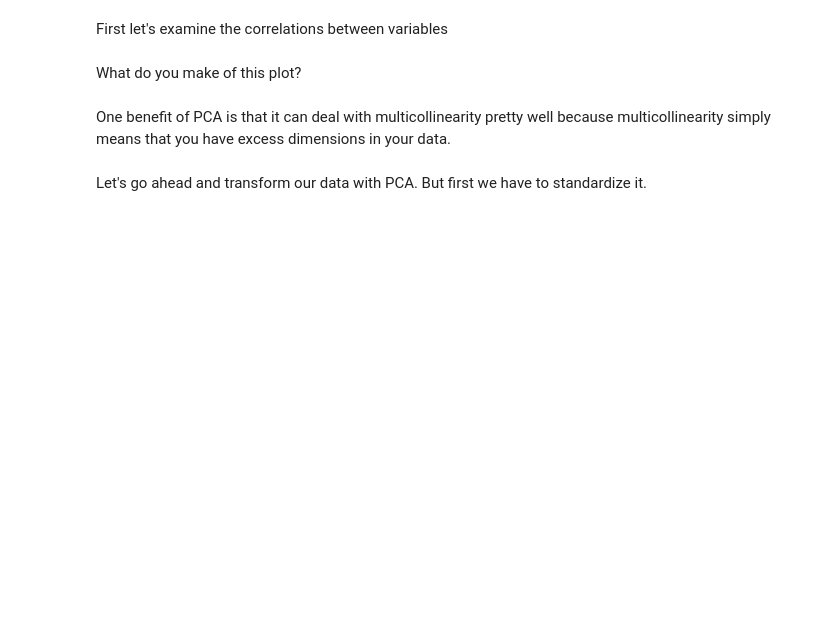
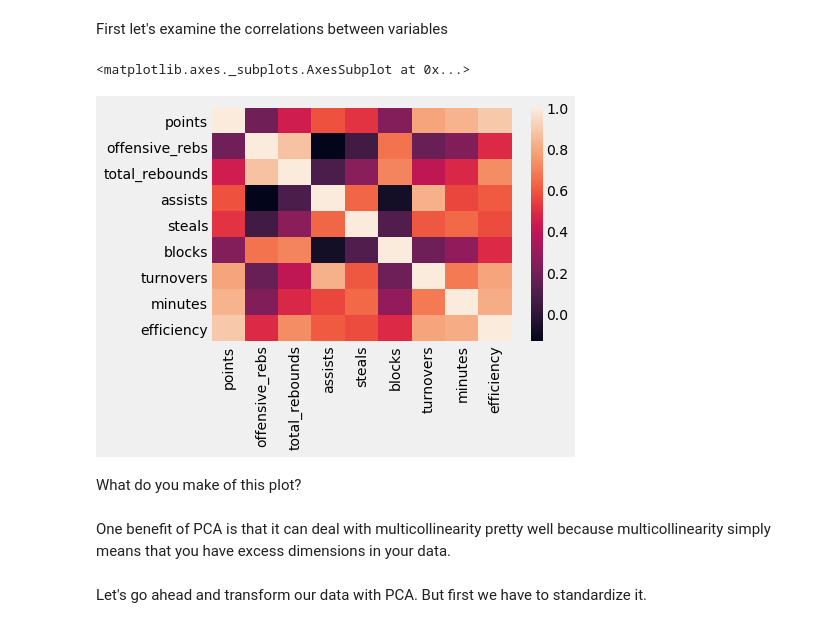
Before and after one commit to lingchiao/DS-SF-42, a Jupyter notebook: george_section/notebooks/In_class/Principal Component Analysis (In Class).ipynb, the cells around one changed output. Cells and saved outputs as stored; diff of their text form; code cells hidden in the pictures; blank space fills up the shorter version.

```diff
--- a/george_section/notebooks/In_class/Principal Component Analysis (In Class).ipynb
+++ b/george_section/notebooks/In_class/Principal Component Analysis (In Class).ipynb
@@ -460,4 +465,6 @@ IOError: File ../../data/nba_player_data_1617.csv does not exist
 
 cols = ["PTS", "OREB", "REB", "AST", "STL", "BLK", "TOV", "MIN", "EFF"]
 
-nba =
+nba = nba[cols]
+
+nba.head()
@@ -467,11 +481,16 @@ nba =
 new_cols = ["points", "offensive_rebs", "total_rebounds", "assists", "steals", "blocks",
               "turnovers", "minutes", "efficiency"]
 
-nba.columns =
+nba.columns = new_cols
 # %% [markdown]
 First let's examine the correlations between variables
 # %%
 #Correlation heatmap
+
+sns.heatmap(nba.corr())
+# %% [output]
+<matplotlib.axes._subplots.AxesSubplot at 0x...>
+[figure, added]
 # %% [markdown]
 What do you make of this plot?
 # %% [markdown]
```
Also changed, not shown: parts of 23 cells of this notebook, 4 other files.
